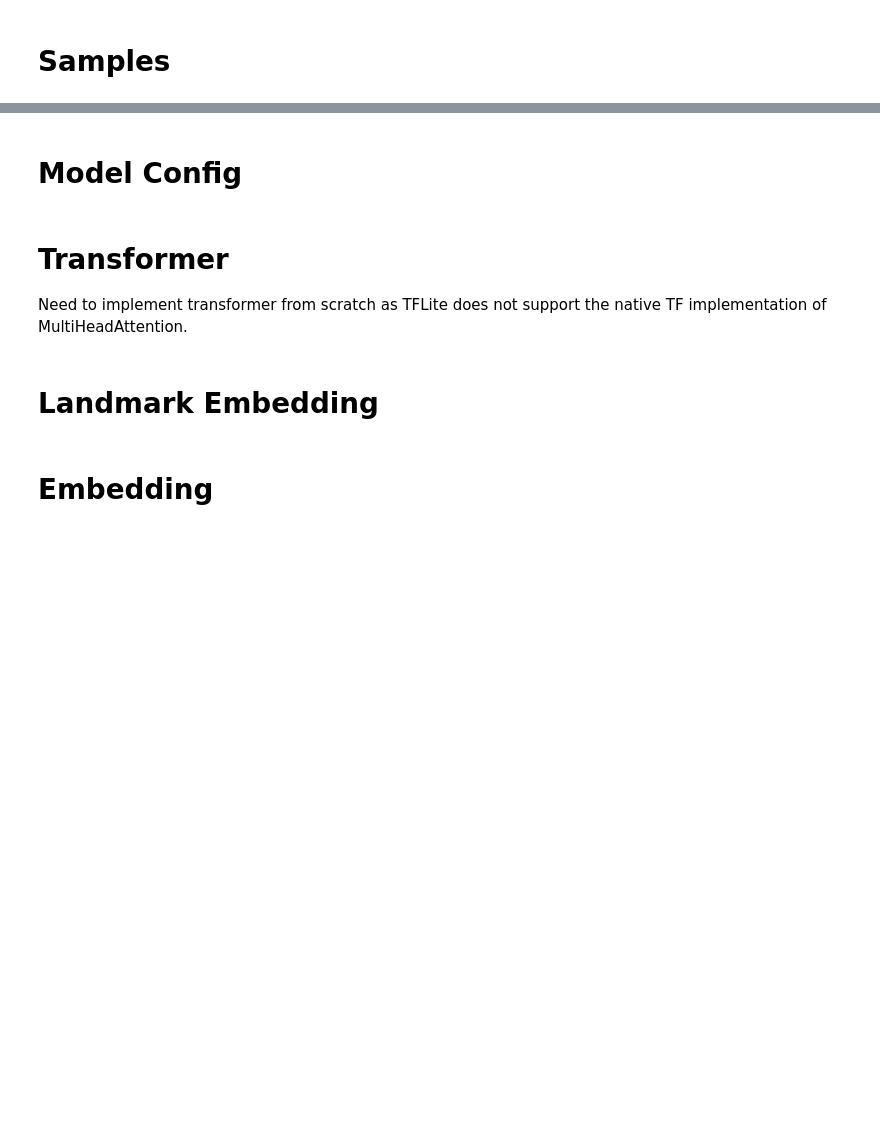
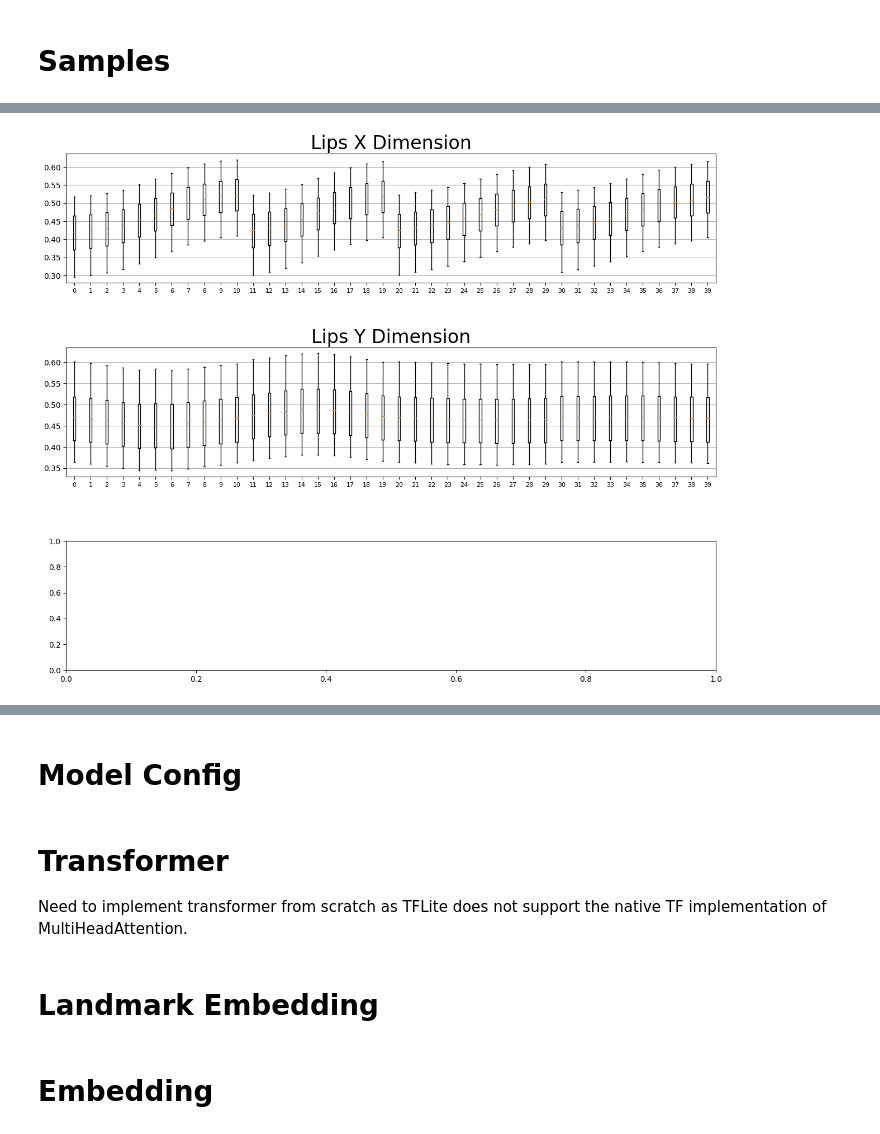
Before and after one commit to romendiratta/isolated-sign-language-recognition, a Jupyter notebook: modeling/training.ipynb, the cells around one changed output, grey strips where cells are left out. Cells and saved outputs as stored; diff of their text form; code cells hidden in the pictures; blank space fills up the shorter version.

```diff
--- a/modeling/training.ipynb
+++ b/modeling/training.ipynb
@@ -127,0 +187,17 @@ def get_train_batch_all_signs(X, y, NON_EMPTY_FRAME_IDXS, n=BATCH_ALL_SIGNS_N):
+# %%
+AWS_S3_BUCKET = "w251-asl-data"
+TRAIN_CSV_FILE = "raw-data/train.csv"
+# %%
+version = 'v1'
+
+X = s3_client.get_object(Bucket=AWS_S3_BUCKET, Key=f'processed-data/{version}/X.npy')
+X = np.load(io.BytesIO(X['Body'].read()))
+
+y = s3_client.get_object(Bucket=AWS_S3_BUCKET, Key=f'processed-data/{version}/y.npy')
+y = np.load(io.BytesIO(y['Body'].read()))
+
+NON_EMPTY_FRAME_IDXS = s3_client.get_object(Bucket=AWS_S3_BUCKET, Key=f'processed-data/{version}/NON_EMPTY_FRAME_IDXS.npy')
+NON_EMPTY_FRAME_IDXS = np.load(io.BytesIO(NON_EMPTY_FRAME_IDXS['Body'].read()))
+
+print_shape_dtype([X, y, NON_EMPTY_FRAME_IDXS], ['X', 'y', 'NON_EMPTY_FRAME_IDXS'])
+print(f'# NaN Values X: {np.isnan(X).sum()}')
@@ -138,0 +237,33 @@ display(pd.Series(y_batch).value_counts().to_frame('Counts'))
+# %%
+# LIPS
+LIPS_MEAN_X = np.zeros([LIPS_IDXS.size], dtype=np.float32)
+LIPS_MEAN_Y = np.zeros([LIPS_IDXS.size], dtype=np.float32)
+LIPS_STD_X = np.zeros([LIPS_IDXS.size], dtype=np.float32)
+LIPS_STD_Y = np.zeros([LIPS_IDXS.size], dtype=np.float32)
+
+fig, axes = plt.subplots(3, 1, figsize=(15, N_DIMS*6))
+
+for col, ll in enumerate(tqdm( np.transpose(X[:,:,LIPS_IDXS], [2,3,0,1]).reshape([LIPS_IDXS.size, N_DIMS, -1]) )):
+    for dim, l in enumerate(ll):
+        v = l[np.nonzero(l)]
+        if dim == 0: # X
+            LIPS_MEAN_X[col] = v.mean()
+            LIPS_STD_X[col] = v.std()
+        if dim == 1: # Y
+            LIPS_MEAN_Y[col] = v.mean()
+            LIPS_STD_Y[col] = v.std()
+
+        axes[dim].boxplot(v, notch=False, showfliers=False, positions=[col], whis=[5,95])
+
+for ax, dim_name in zip(axes, DIM_NAMES):
+    ax.set_title(f'Lips {dim_name.upper()} Dimension', size=24)
+    ax.tick_params(axis='x', labelsize=8)
+    ax.grid(axis='y')
+
+plt.subplots_adjust(hspace=0.50)
+plt.show()
+
+LIPS_MEAN = np.array([LIPS_MEAN_X, LIPS_MEAN_Y]).T
+LIPS_STD = np.array([LIPS_STD_X, LIPS_STD_Y]).T
+# %% [output]
+[figure, added]
```
Also changed, not shown: parts of 36 cells of this notebook, 2 other files.
